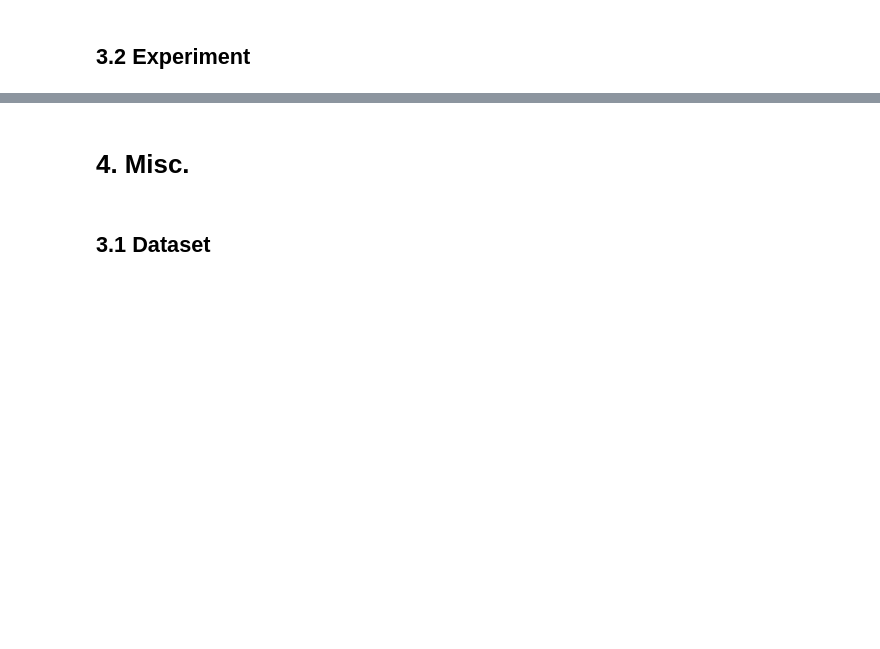
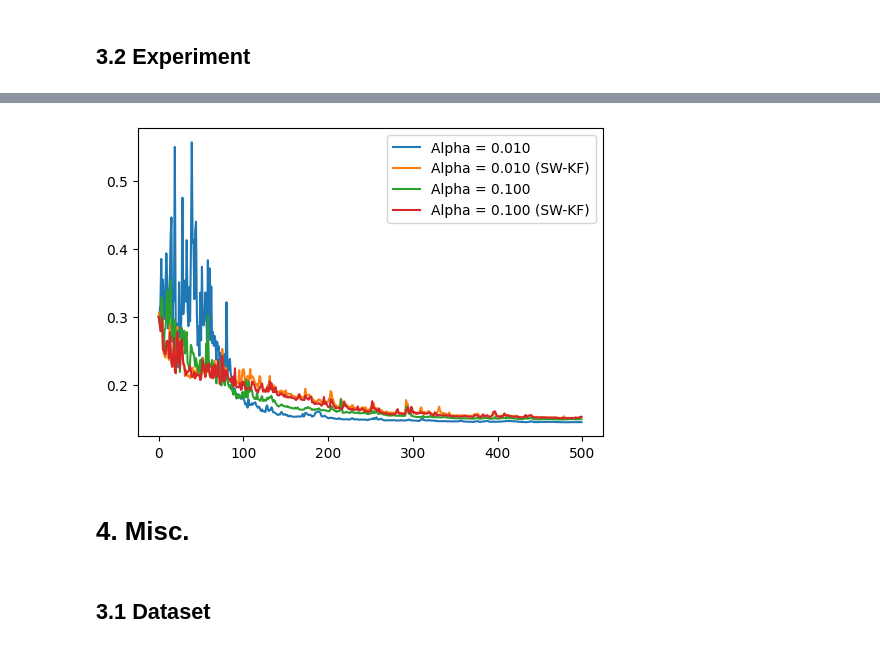
Before and after one commit to probml/rebayes, a Jupyter notebook: rebayes/extended_kalman_filter/demos/sw_ekf_demo.ipynb, the cells around one changed output, grey strips where cells are left out. Drawn from its saved outputs; the diff is of its cells as text; code cells hidden in the pictures; blank space fills up the shorter version.

```diff
--- a/rebayes/extended_kalman_filter/demos/sw_ekf_demo.ipynb
+++ b/rebayes/extended_kalman_filter/demos/sw_ekf_demo.ipynb
@@ -531,3 +544,8 @@ def run_experiment3(alpha_grid, n_iter=10, key=0):
     result = tree_map(lambda x: jnp.mean(x, axis=0), result) # Mean across MC trials
 
     return result
+# %%
+alpha_grid = jnp.array([1e-2, 1e-1, 1.0, 10.0])
+result = run_experiment3(alpha_grid, n_iter=10)
+ekf_result = result["ekf"]
+swekf_result = result["swekf"]
@@ -534,3 +566,12 @@ def run_experiment3(alpha_grid, n_iter=10, key=0):
+# %%
+fig, ax = plt.subplots(figsize=(6,4))
+for i, alpha in enumerate(alpha_grid[:2]):
+    ax.plot(ekf_result[i], label=f"Alpha = {alpha:.3f}")
+    ax.plot(swekf_result[i], label=f"Alpha = {alpha:.3f} (SW-KF)")
+
+ax.legend();
+# %% [output]
+[figure, added]
 # %% [markdown]
 # 4. Misc.
 # %% [markdown]
```
Also changed, not shown: parts of 12 cells of this notebook.
